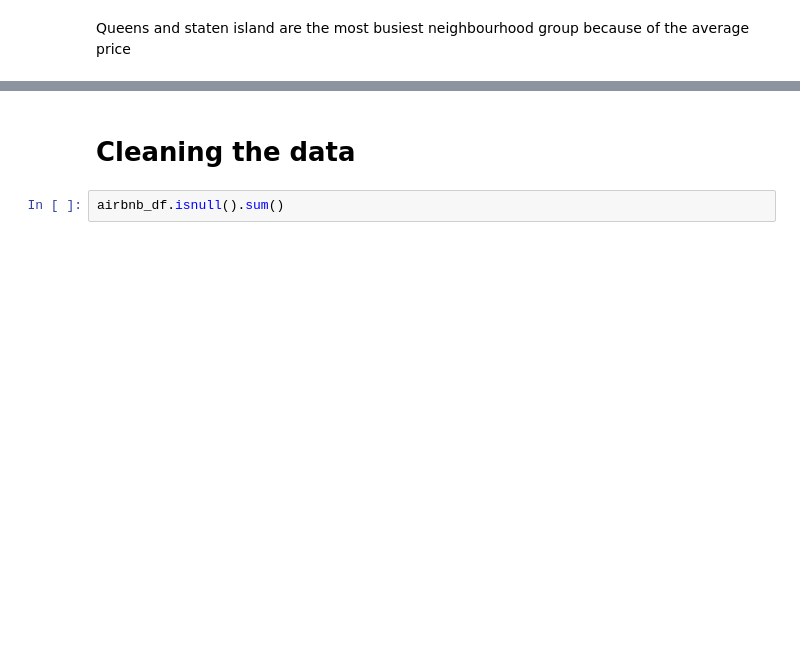
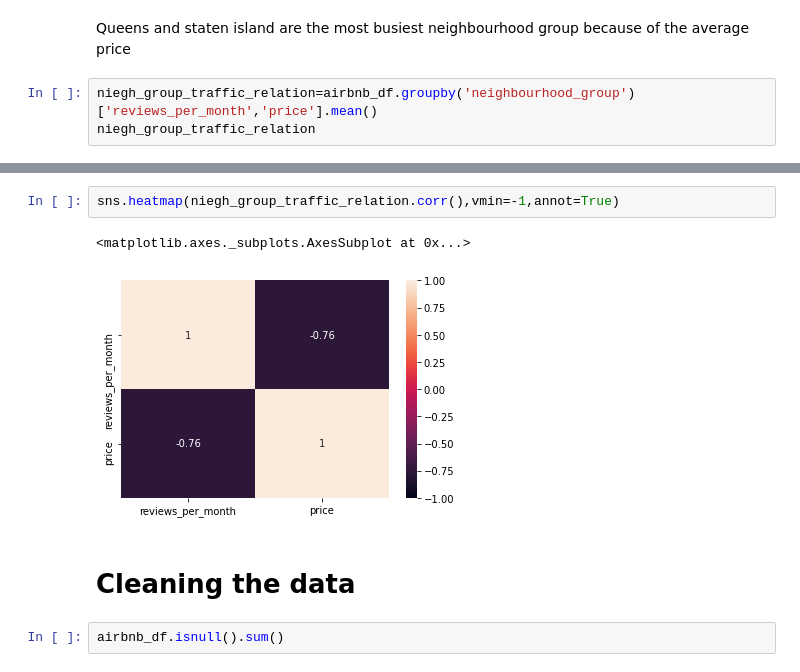
Before and after one commit to Creatrohit9/AIRBNB-PROJECT-1-CAPSTON, a Jupyter notebook: MD1WK4ROHIT_Airbnb_Bookings_Analysis_Capstone_Project.ipynb, the cells around one changed output, grey strips where cells are left out. Cells and saved outputs as stored; diff of their text form; blank space fills up the shorter version.

Commit message:
Commit for visual for traffic

```diff
--- a/MD1WK4ROHIT_Airbnb_Bookings_Analysis_Capstone_Project.ipynb
+++ b/MD1WK4ROHIT_Airbnb_Bookings_Analysis_Capstone_Project.ipynb
@@ -257,2 +257,5 @@ Text(0, 0.5, 'reviews_per_month')
 # %% [markdown]
 Queens and staten island are the most busiest neighbourhood group because of  the average price
+# %%
+niegh_group_traffic_relation=airbnb_df.groupby('neighbourhood_group')['reviews_per_month','price'].mean()
+niegh_group_traffic_relation
@@ -259,3 +270,8 @@ Queens and staten island are the most busiest neighbourhood group because of  th
+# %%
+sns.heatmap(niegh_group_traffic_relation.corr(),vmin=-1,annot=True)
+# %% [output]
+<matplotlib.axes._subplots.AxesSubplot at 0x...>
+[figure, added]
 # %% [markdown]
 # **Cleaning the data**
 # %%
```
Also changed, not shown: parts of 29 cells of this notebook.
